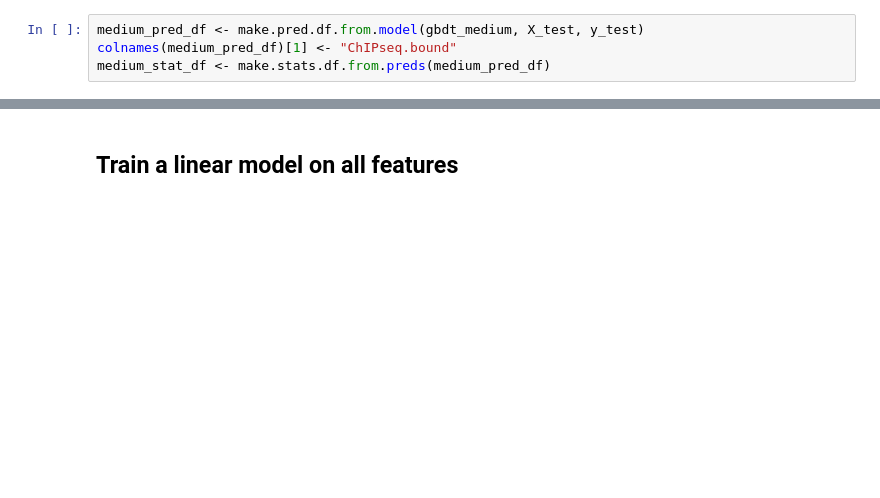
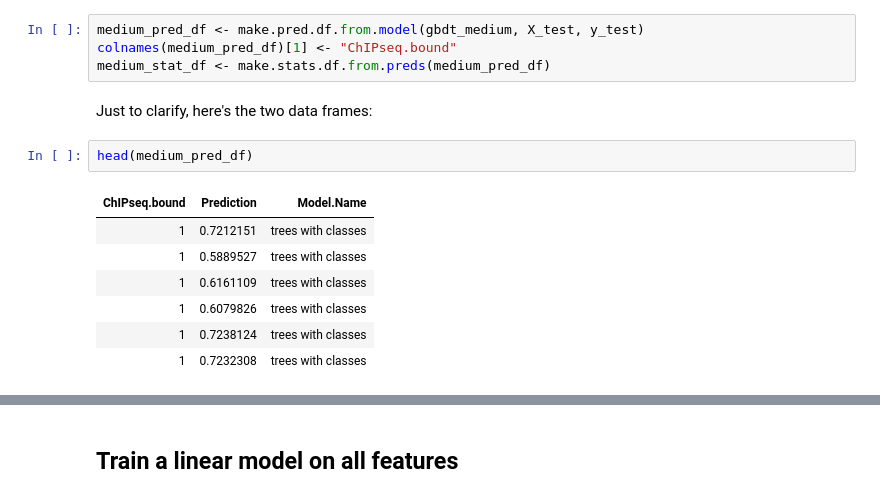
Before and after one commit to PriceLab/trena_footprinting_notebooks, a Jupyter notebook: whole_genome_classifier_footprint_hit_subset.ipynb, the cells around one changed output, grey strips where cells are left out. Saved outputs shown, nothing was run; the diff lists cells and outputs as text; blank space fills up the shorter version.

```diff
--- a/whole_genome_classifier_footprint_hit_subset.ipynb
+++ b/whole_genome_classifier_footprint_hit_subset.ipynb
@@ -154,3 +271,15 @@ ggplot(data=df.sum, aes(x=reorder(Feature, Gain), y=Gain)) +
 medium_pred_df <- make.pred.df.from.model(gbdt_medium, X_test, y_test)
 colnames(medium_pred_df)[1] <- "ChIPseq.bound"
 medium_stat_df <- make.stats.df.from.preds(medium_pred_df)
+# %% [markdown]
+Just to clarify, here's the two data frames:
+# %%
+head(medium_pred_df)
+# %% [output]
+| ChIPseq.bound | Prediction | Model.Name |
+| 1 | 0.7212151 | trees with classes |
+| 1 | 0.5889527 | trees with classes |
+| 1 | 0.6161109 | trees with classes |
+| 1 | 0.6079826 | trees with classes |
+| 1 | 0.7238124 | trees with classes |
+| 1 | 0.7232308 | trees with classes |
```
Also changed, not shown: parts of 33 cells of this notebook, 7 other files.
